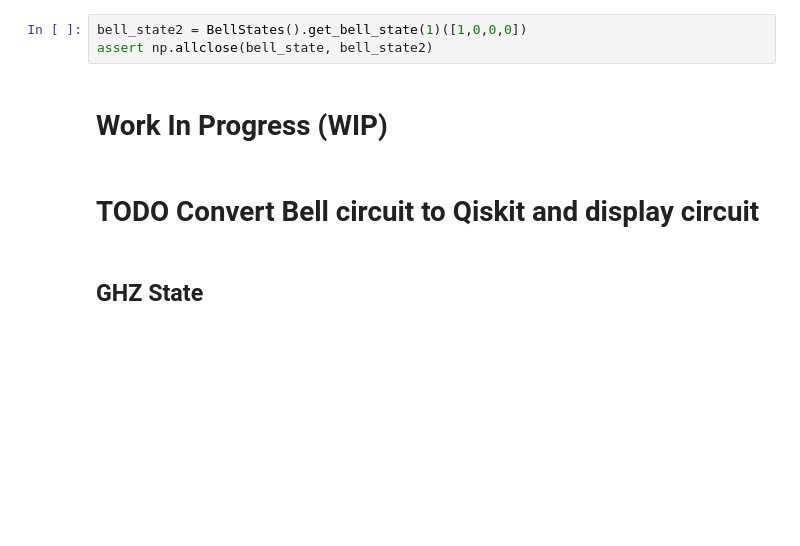
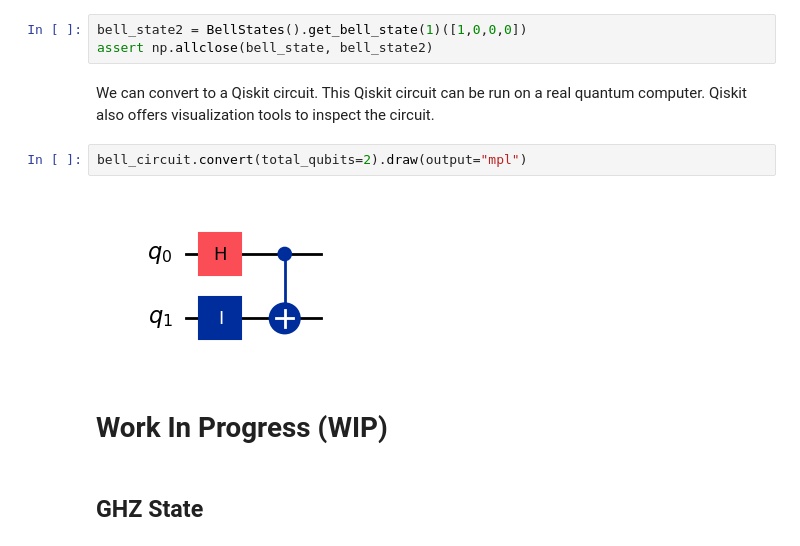
Before and after one commit to CarloLepelaars/q4p, a Jupyter notebook: nbs/03-multi.ipynb, the cells around one changed output. Cells and saved outputs as stored; diff of their text form; blank space fills up the shorter version.

Commit message:
Qiskit conversion

```diff
--- a/nbs/03-multi.ipynb
+++ b/nbs/03-multi.ipynb
@@ -143,10 +143,14 @@ In `skq` we can directly use the Bell states as a building block in our circuits
 # %%
 bell_state2 = BellStates().get_bell_state(1)([1,0,0,0])
 assert np.allclose(bell_state, bell_state2)
+# %% [markdown]
+We can convert to a Qiskit circuit. This Qiskit circuit can be run on a real quantum computer. Qiskit also offers visualization tools to inspect the circuit.
+# %%
+bell_circuit.convert(total_qubits=2).draw(output="mpl")
+# %% [output]
+[figure, added]
 # %% [markdown]
 # Work In Progress (WIP)
-# %% [markdown]
-# TODO Convert Bell circuit to Qiskit and display circuit
 # %% [markdown]
 ## GHZ State
 # %% [markdown]
```
Also changed, not shown: parts of 1 cell of this notebook.
